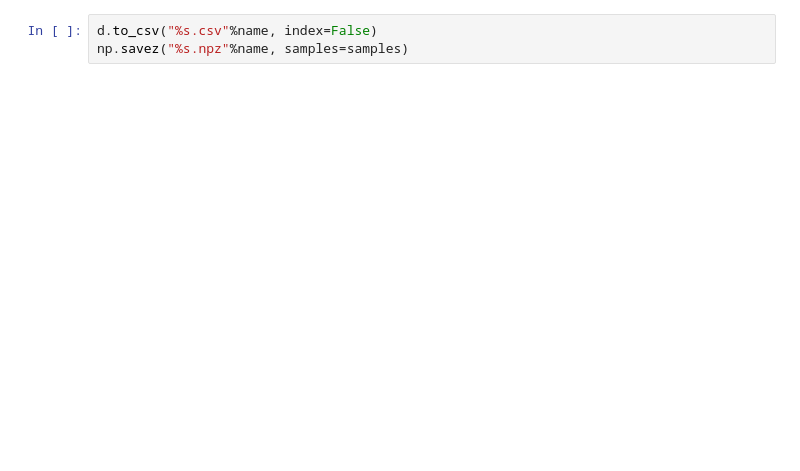
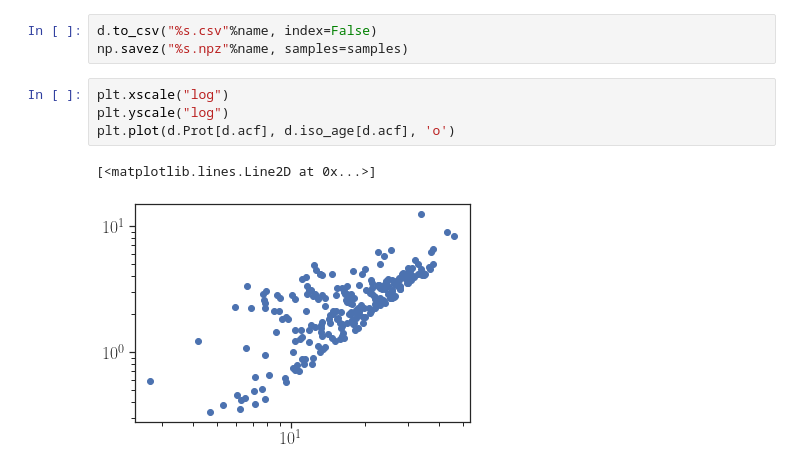
Before and after one commit to kemasuda/acheron, a Jupyter notebook: cks_frot/define_sample.ipynb, the cells around one changed output. Cells and saved outputs as stored; diff of their text form; blank space fills up the shorter version.

```diff
--- a/cks_frot/define_sample.ipynb
+++ b/cks_frot/define_sample.ipynb
@@ -123,3 +176,10 @@ samples = get_posterior_samples(d, postdir, agekey='age')
 # %%
 d.to_csv("%s.csv"%name, index=False)
 np.savez("%s.npz"%name, samples=samples)
+# %%
+plt.xscale("log")
+plt.yscale("log")
+plt.plot(d.Prot[d.acf], d.iso_age[d.acf], 'o')
+# %% [output]
+[<matplotlib.lines.Line2D at 0x...>]
+[figure, added]
```
Also changed, not shown: parts of 6 cells of this notebook, 2 other files.
